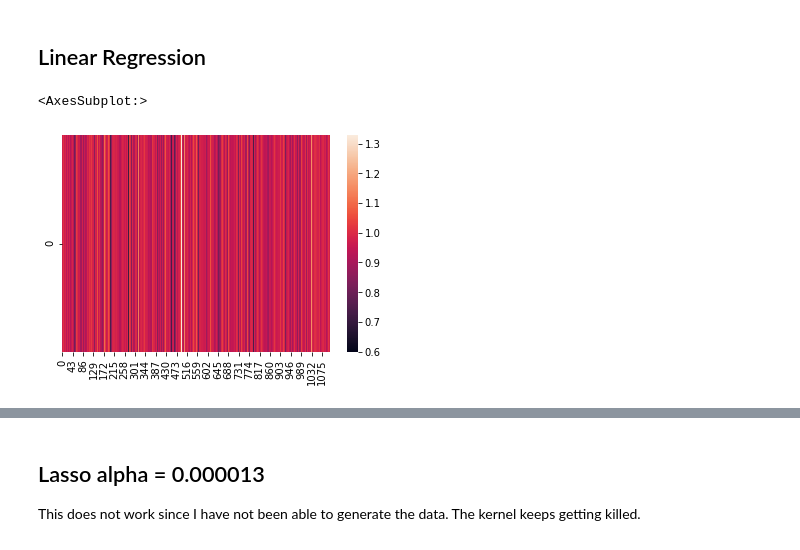
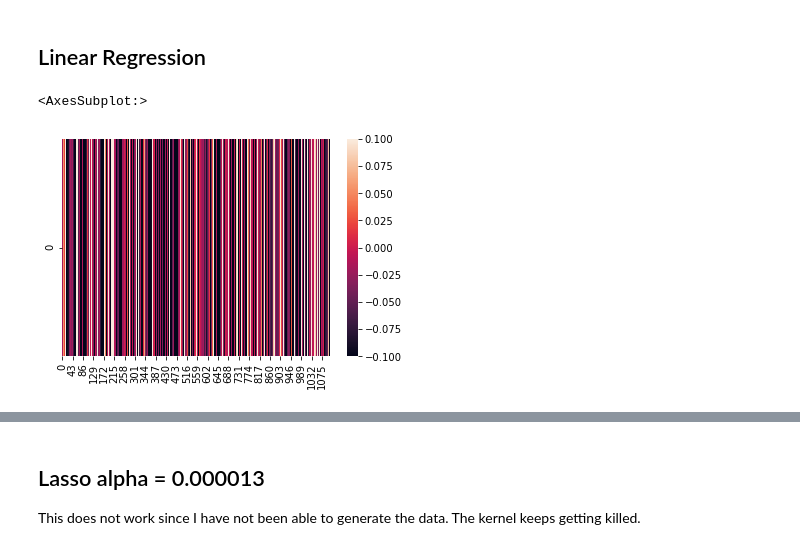
Before and after one commit to antschum/thesis, a Jupyter notebook: Analysis.ipynb, the cells around one changed output, grey strips where cells are left out. Drawn from its saved outputs; the diff is of its cells as text; code cells hidden in the pictures.

```diff
--- a/Analysis.ipynb
+++ b/Analysis.ipynb
@@ -23,8 +23,8 @@ std_coefficients160 = regression160.pivot_table(index="predictors", columns="tar
 # %%
 # import 10 fold validation with 8 transcription factors
 
-regression8 = pd.read_pickle('velocityRegression8.pkl')
-regressionScores8 = pd.read_pickle('velocityRegressionScores8.pkl')
+linearCoefs8 = pd.read_pickle('linearCoefs8.pkl')
+linearScores8 = pd.read_pickle('linearScores8.pkl')
 
-mean_coefficients8 = regression8.pivot_table(index="predictors", columns="target", values="coefficients", aggfunc = np.mean)
-std_coefficients8 = regression8.pivot_table(index="predictors", columns="target", values="coefficients", aggfunc = np.std)
+mean_coefficients8 = linearCoefs8.pivot_table(index="predictors", columns="target", values="coefficients", aggfunc = np.mean)
+std_coefficients8 = linearCoefs8.pivot_table(index="predictors", columns="target", values="coefficients", aggfunc = np.std)
@@ -177,8 +228,8 @@ ridgeScores8.sort_values("test_proportion")[:10]
 # %% [markdown]
 ## Linear Regression
 # %%
-# residuals ridge
-sns.heatmap(np.matrix(regressionScores8.groupby('target').test_proportion.mean().tolist()))
+# residuals linear
+sns.heatmap(np.matrix(linearScores8.groupby('target').test_proportion.mean().tolist()))
 # %% [output]
 <AxesSubplot:>
-[figure, old version]
+[figure, new version]
```
Also changed, not shown: parts of 33 cells of this notebook, 16 other files.
